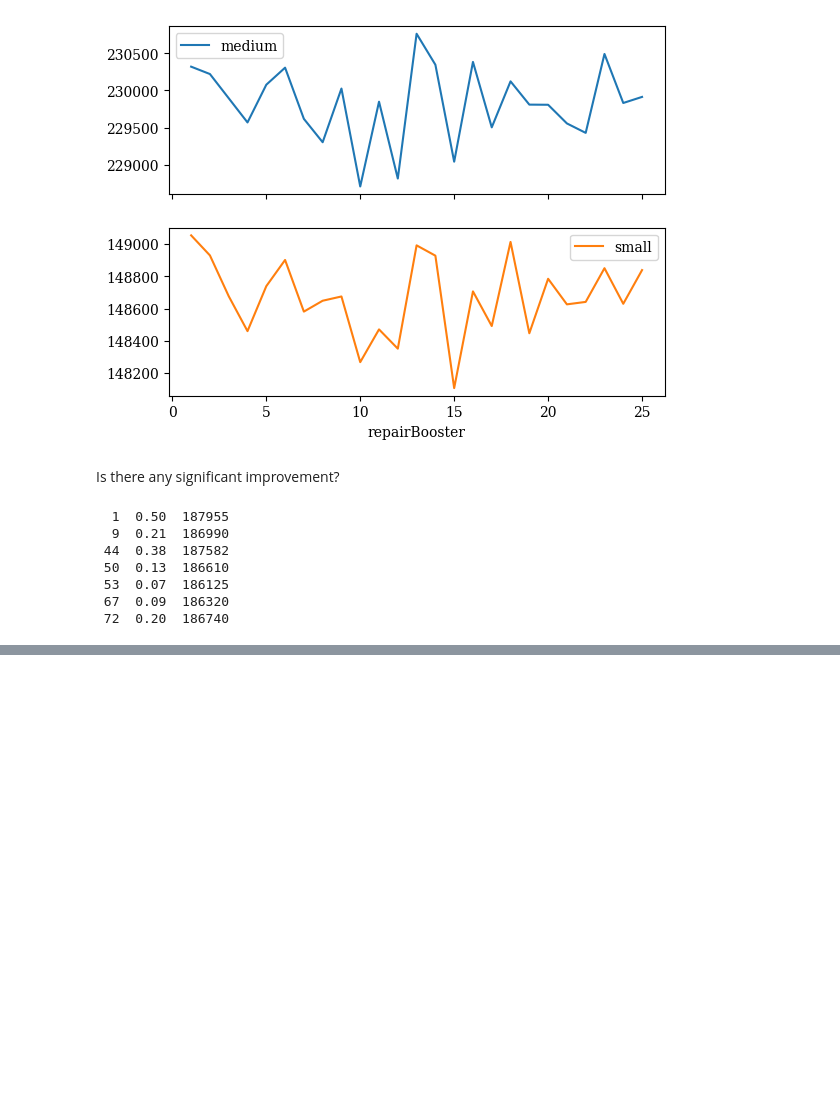
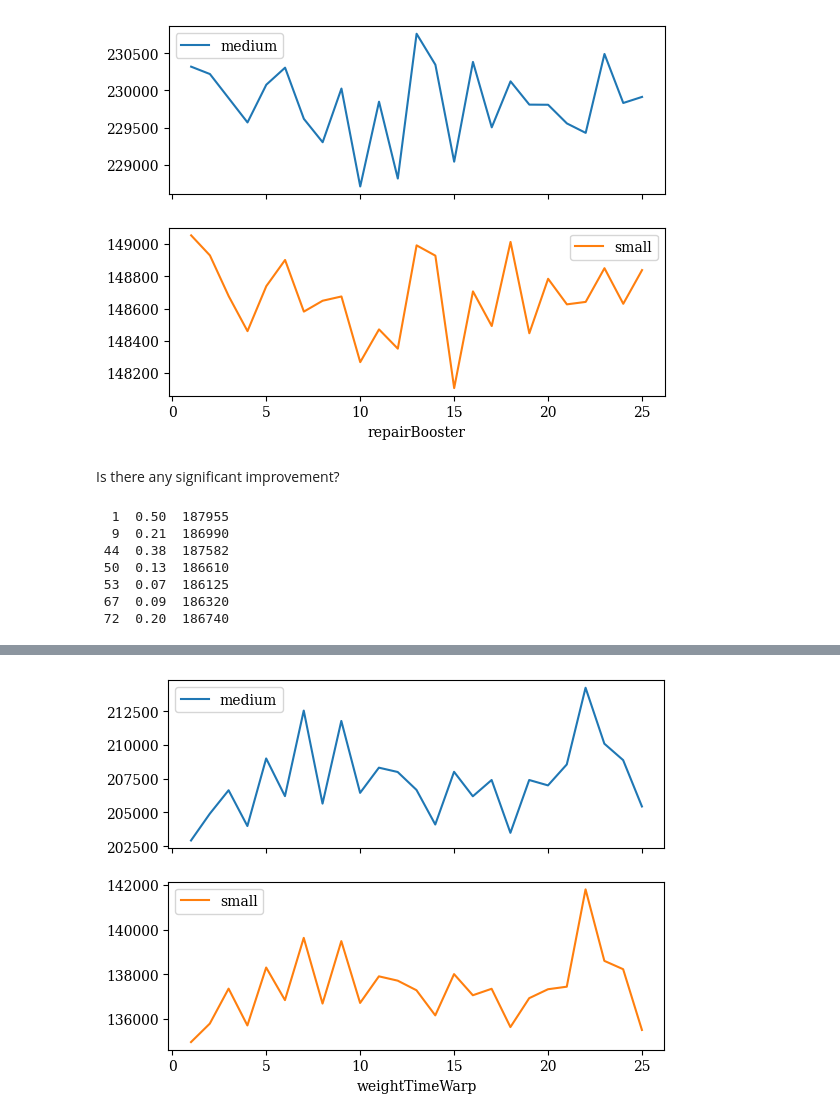
Before and after one commit to N-Wouda/Euro-NeurIPS-2022, a Jupyter notebook: notebooks/dynamic-tuning.ipynb, the cells around one changed output, grey strips where cells are left out. Drawn from its saved outputs; the diff is of its cells as text; code cells hidden in the pictures; blank space fills up the shorter version.

```diff
--- a/notebooks/dynamic-tuning.ipynb
+++ b/notebooks/dynamic-tuning.ipynb
@@ -182,0 +217,4 @@ for exp in range(1, 101):
+# %%
+df.cost.groupby([df["weightTimeWarp"], df["size_group"]]).mean().unstack().plot(subplots=True);
+# %% [output]
+[figure, added]
```
Also changed, not shown: parts of 20 cells of this notebook, 3 other files.
